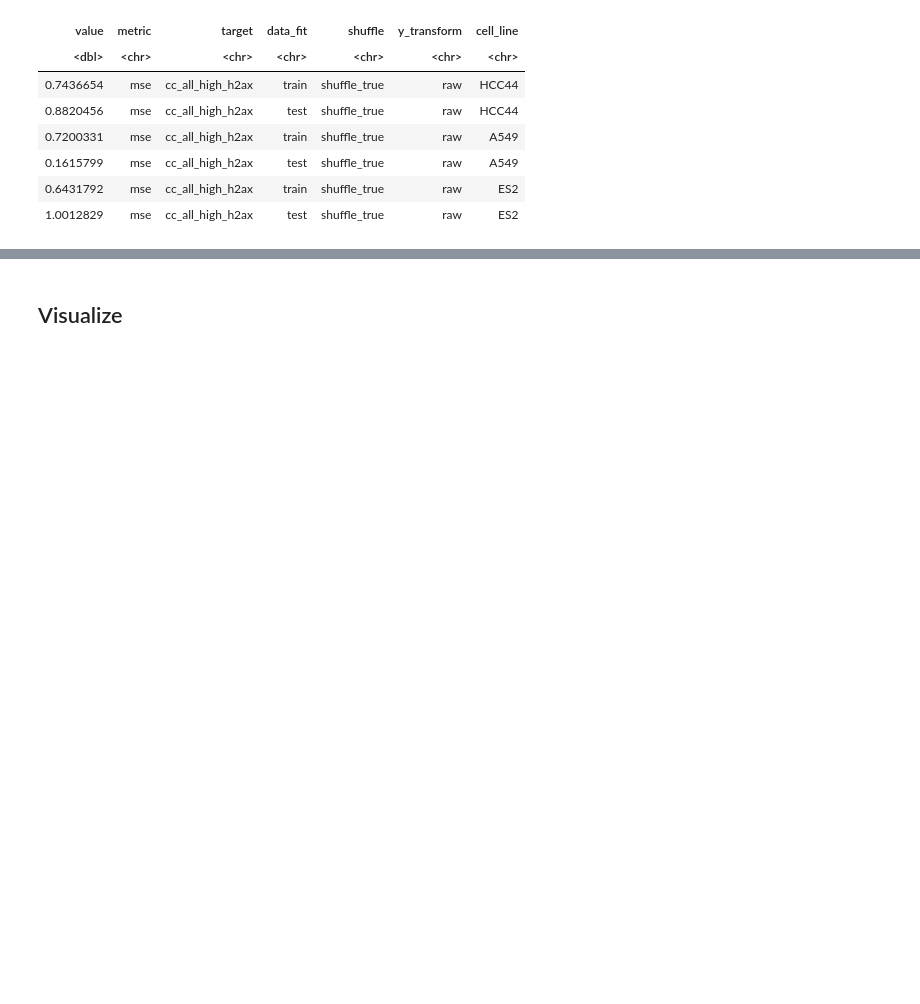
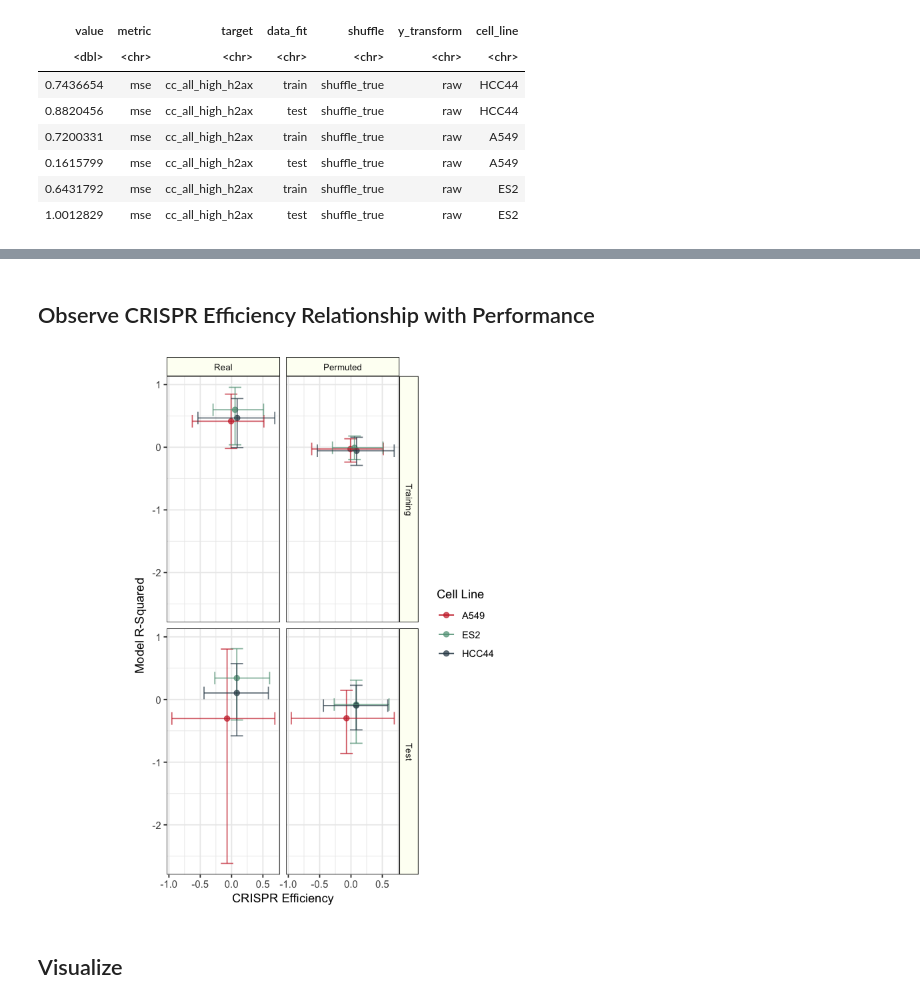
Before and after one commit to broadinstitute/cell-health, a Jupyter notebook: 3.train/7.visualize-cell-line-performance.ipynb, the cells around one changed output, grey strips where cells are left out. Saved outputs shown, nothing was run; the diff lists cells and outputs as text; code cells hidden in the pictures; blank space fills up the shorter version.

Commit message:
add in crispr efficiency calculation

```diff
--- a/3.train/7.visualize-cell-line-performance.ipynb
+++ b/3.train/7.visualize-cell-line-performance.ipynb
@@ -100,0 +127,15 @@ A tibble: 6 × 7
+# %%
+all_model_error_df <- do.call(rbind, all_model_error)
+
+crispr_efficiency_df <- all_model_error_df %>%
+    dplyr::filter(target == "vb_infection_percentage") %>%
+    dplyr::select(Metadata_profile_id, y_true) %>%
+    dplyr::distinct() %>%
+    dplyr::rename(crispr_efficiency = y_true)
+
+all_model_error_df <- all_model_error_df %>%
+    dplyr::left_join(crispr_efficiency_df, by="Metadata_profile_id") %>%
+    dplyr::left_join(mapping_df, by = "Metadata_profile_id")
+
+print(dim(all_model_error_df))
+head(all_model_error_df)
@@ -101,3 +218,33 @@ A tibble: 6 × 7
+# %% [markdown]
+## Observe CRISPR Efficiency Relationship with Performance
+# %%
+ggplot(summary_df, aes(x = mean_crispr_eff, y = mean_rsquared_diff, color = Metadata_cell_line)) +
+    geom_point(size = 2, alpha = 0.7) +
+    geom_errorbar(aes(ymin = low_r2err_conf, ymax = high_r2err_conf), alpha = 0.7, width = 0.2) +
+    geom_errorbarh(aes(xmin = low_crispr_conf, xmax = high_crispr_conf), alpha = 0.7, height = 0.2) +
+    facet_grid(data_type~shuffle) +
+    ylab("Model R-Squared") +
+    xlab("CRISPR Efficiency") +
+    scale_color_manual(
+        name = "Cell Line",
+        labels = c("A549" = "A549", "ES2" = "ES2", "HCC44" = "HCC44"),
+        values = c("A549" = "#CA2A30", "ES2" = "#5F9E83", "HCC44" = "#2E4754")
+    ) +
+    coord_fixed() +
+    theme_bw() +
+    theme(axis.text = element_text(size = 9),
+          axis.title = element_text(size = 11),
+          strip.text = element_text(size = 8),
+          strip.background = element_rect(colour = "black",
+                                          fill = "#fdfff4"))
+
+output_file <- file.path(
+    figure_dir,
+    paste0("crispr_efficiency_regression_compare_", consensus, ".png")
+)
+ggsave(output_file, height = 4.5, width = 4.5, dpi = 500)
+# %% [output]
+[figure, added]
 # %% [markdown]
 ## Visualize
 # %%
```
Also changed, not shown: parts of 8 cells of this notebook, 1 other file.
